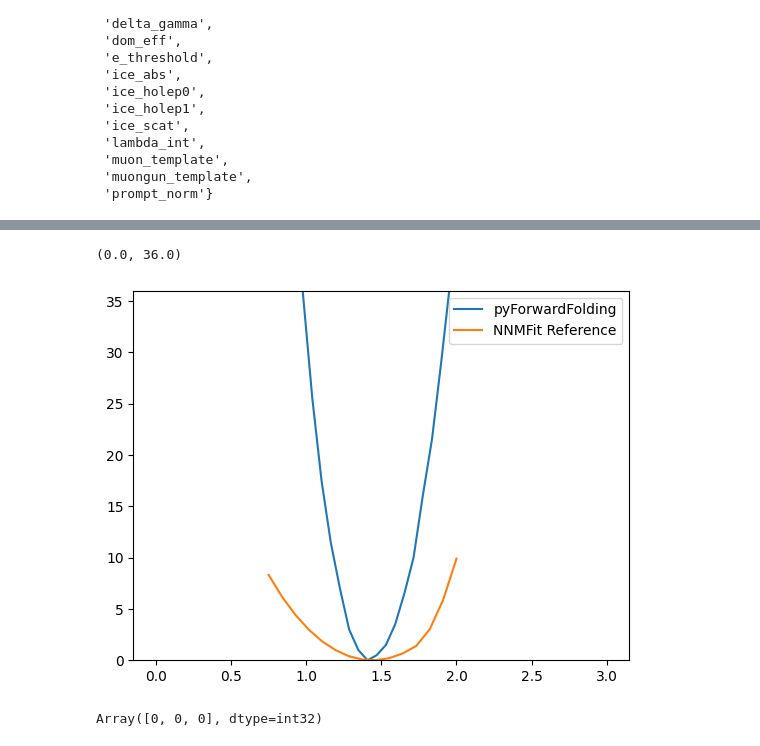
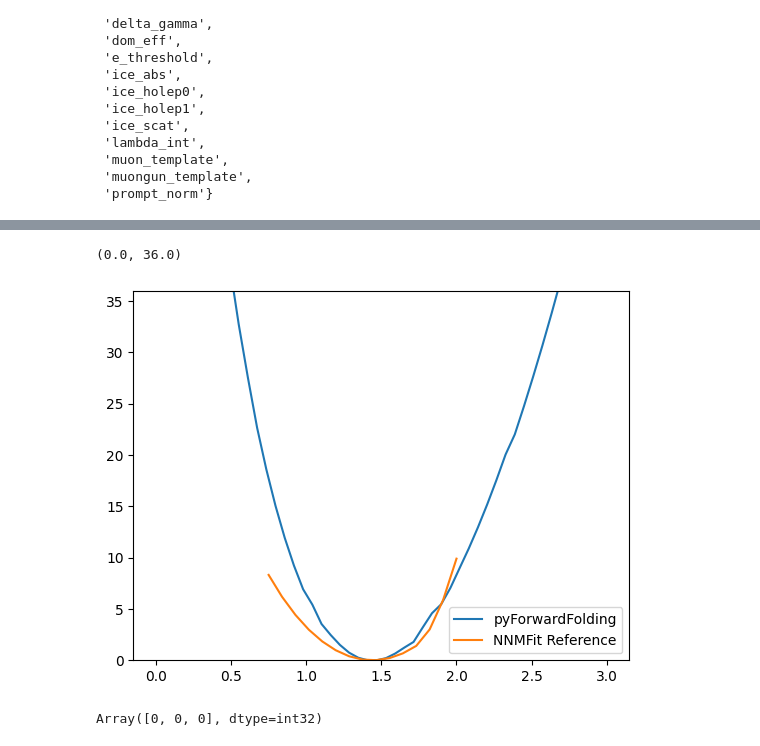
Before and after one commit to chrhck/pyForwardFolding, a Jupyter notebook: examples/Global_Fit.ipynb, the cells around one changed output, grey strips where cells are left out. Drawn from its saved outputs; the diff is of its cells as text; code cells hidden in the pictures.

```diff
--- a/examples/Global_Fit.ipynb
+++ b/examples/Global_Fit.ipynb
@@ -2,6 +2,7 @@
 %load_ext autoreload
 %autoreload 2
 
+import os
 import pickle
 from copy import deepcopy
 
@@ -15,7 +16,9 @@ import scipy.optimize
 import pyForwardFolding as pyFF
 
 jax.config.update("jax_debug_nans", True)
-jax.config.update("jax_enable_x64", False)
+jax.config.update("jax_enable_x64", True)
+
+data_path = "/home/chrhck/data/"
 # %%
 #Datasets = {
 #"Northern Tracks":  pd.read_parquet("/data/ana/Diffuse/GlobalFit/NNMFit/datasets/SnowStorm_v2_tracks_baseline_galactic/dataset_tracks_galactic.parquet"),
@@ -24,9 +27,9 @@ jax.config.update("jax_enable_x64", False)
 #}
 
 ds_paths = {
-    "Northern Tracks":  "/home/chaack/data/dataset_tracks_galactic.parquet",
-    "Cascades": "/home/chaack/data/dataset_cscd_cascade_baseline_all_keys_galactic.parquet",
-    "Cascades Muon": "/home/chaack/data/dataset_cscd_muon_baseline_all_keys_galactic.parquet",
+    "Northern Tracks":  os.path.join(data_path, "dataset_tracks_galactic.parquet"),
+    "Cascades": os.path.join(data_path, "dataset_cscd_cascade_baseline_all_keys_galactic.parquet"),
+    "Cascades Muon": os.path.join(data_path, "dataset_cscd_muon_baseline_all_keys_galactic.parquet"),
 }
 
 
@@ -236,6 +239,6 @@ priors = {
 hist, hist_ssq = ana.evaluate(dataset, defaults)
 obs = hist
 
-mini = pyFF.minimizer.MinuitMinimizer(lik, obs, dataset, bound_config, defaults, {}, {})
-#mini = pyFF.minimizer.ScipyMinimizer(lik, obs, dataset, bound_config, defaults, {}, {"astro_norm": 1.6})
+#mini = pyFF.minimizer.MinuitMinimizer(lik, obs, dataset, bound_config, defaults, {}, {})
+mini = pyFF.minimizer.ScipyMinimizer(lik, obs, dataset, bound_config, defaults, {}, {"astro_norm": 1.6})
 res = mini.minimize()
@@ -311,13 +301,13 @@ pd.DataFrame(pars)
 # %%
-ref_data = pd.read_hdf("/home/chaack/data/ScanResults.hdf")
+ref_data = pd.read_hdf(os.path.join(data_path, "ScanResults.hdf"))
 plt.plot(astro_norms, 2*(np.asarray(llhs) - min(llhs)), label= "pyForwardFolding")
 sort_by = np.argsort(ref_data.astro_norm.loc["astro_norm"])
 plt.plot(ref_data.astro_norm.loc["astro_norm"][sort_by], 2*ref_data.llh.loc["astro_norm"][sort_by], label = "NNMFit Reference")
 plt.legend()
 plt.ylim(0, 36)
 # %% [output]
 (0.0, 36.0)
-[figure, old version]
+[figure, new version]
 # %%
 edges = jnp.asarray([0, 1, 2, 3], )
 bi = jnp.digitize(jnp.asarray([4]), edges)
```
Also changed, not shown: parts of 10 cells of this notebook, 1 other file.
